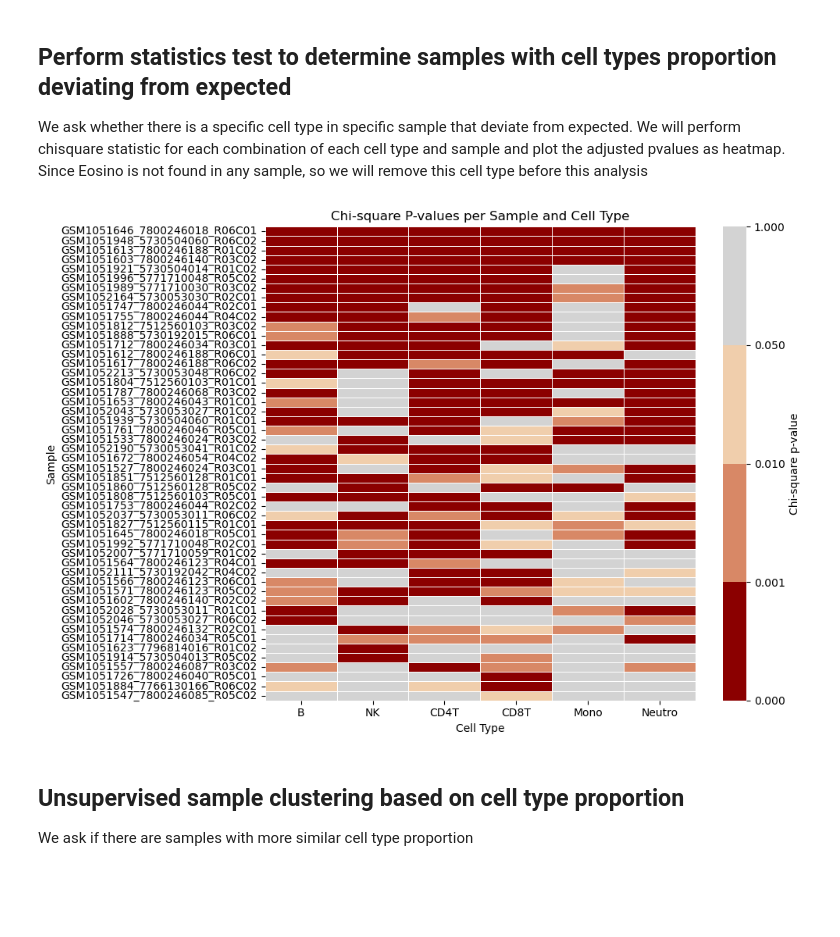
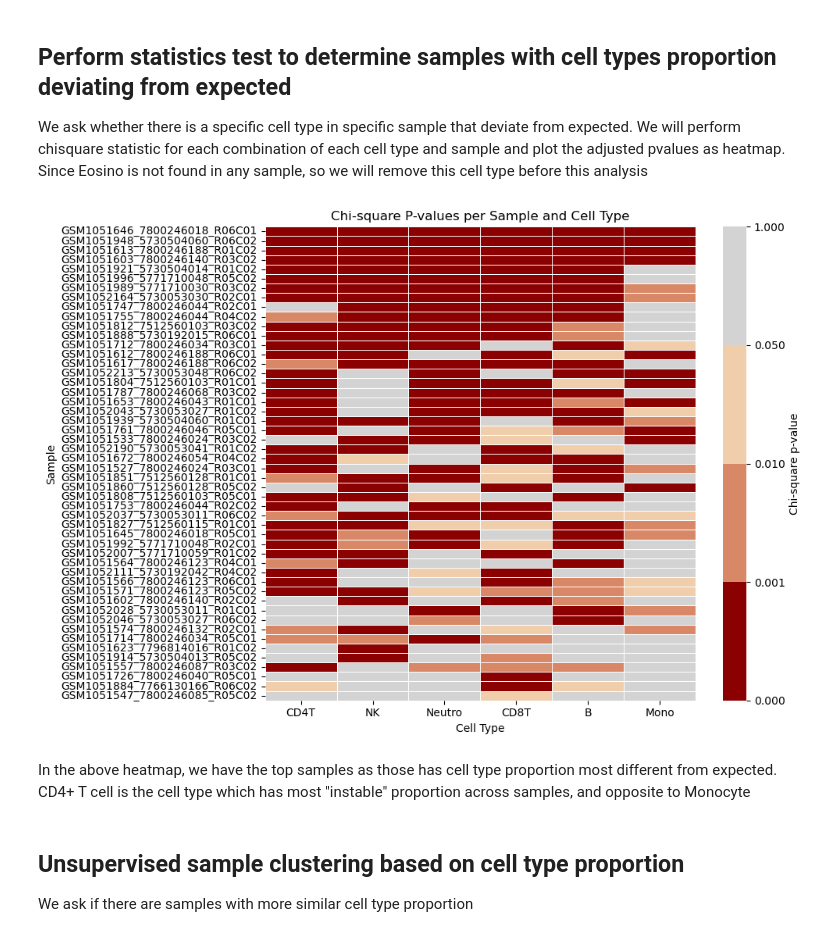
Before and after one commit to TuongViDang/Meth_deconvo, a Jupyter notebook: scripts/ViDang_downstream_analysis.ipynb, the cells around one changed output. Saved outputs shown, nothing was run; the diff lists cells and outputs as text; code cells hidden in the pictures; blank space fills up the shorter version.

```diff
--- a/scripts/ViDang_downstream_analysis.ipynb
+++ b/scripts/ViDang_downstream_analysis.ipynb
@@ -96,39 +98,45 @@ pval_matrix_corrected = pvals_corrected.reshape(pval_matrix.shape)
 pval_matrix_corrected = pd.DataFrame(pval_matrix_corrected, index=pval_matrix.index, columns=pval_matrix.columns)
 # %%
 # Define the thresholds for p-values
-pvalue_thresholds = [0, 0.001, 0.01, 0.05, 1]  # Adjust as needed
-low_pval_count = (pval_matrix_corrected < 0.001).sum(axis=1)
+pvalue_thresholds = [0, 0.001, 0.01, 0.05, 1]
 
-# Step 2: Sort samples based on the number of low p-values (ascending or descending)
-sorted_samples = low_pval_count.sort_values(ascending=False).index
 
-# Step 3: Reorder the pval_matrix_corrected based on the sorted samples
-pval_matrix_sorted = pval_matrix_corrected.loc[sorted_samples]
+# Sort samples based on the number of low p-values
+low_pval_count_sample = (pval_matrix_corrected < 0.001).sum(axis=1)
+sorted_samples = low_pval_count_sample.sort_values(ascending=False).index
+
+# Sort cell types based on the number of low p-values
+low_pval_count_celltype = (pval_matrix_corrected < 0.001).sum(axis=0)
+sorted_celltypes = low_pval_count_celltype.sort_values(ascending=False).index
+
+# Reorder the pval_matrix_corrected based on the sorted samples
+pval_matrix_sorted = pval_matrix_corrected.loc[sorted_samples,sorted_celltypes]
 
 # Define a custom colormap with discrete colors
 colors = ["#8B0000", "#FFCC99", "#D3D3D3"]  # Dark red, light orange, light gray
 cmap = LinearSegmentedColormap.from_list("darkred_to_lightorange_to_gray", colors)
 
 
 # Normalize the p-values based on the specified thresholds
 norm = BoundaryNorm(pvalue_thresholds, cmap.N)
 
-# Plot the heatmap
+# Plot the heatmap of adjusted pvalues
 plt.figure(figsize=(10, 7))
 
 sns.heatmap(pval_matrix_sorted, cmap=cmap, annot=False, fmt='.3f', cbar_kws={"label": "Chi-square p-value"},
             norm=norm, linewidths=0.5, xticklabels=True, yticklabels=True)
 
-# Add title and labels
 plt.title("Chi-square P-values per Sample and Cell Type")
 plt.xlabel("Cell Type")
 plt.ylabel("Sample")
 plt.tight_layout()
 
-# Show the plot
 plt.show()
 # %% [output]
-[figure, old version]
+[figure, new version]
+# %% [markdown]
+In the above heatmap, we have the top samples as those has cell type proportion most different from expected.
+CD4+ T cell is the cell type which has most "instable" proportion across samples, and opposite to Monocyte
 # %% [markdown]
 ## Unsupervised sample clustering based on cell type proportion
 We ask if there are samples with more similar cell type proportion
```
Also changed, not shown: parts of 8 cells of this notebook, 3 other files.
